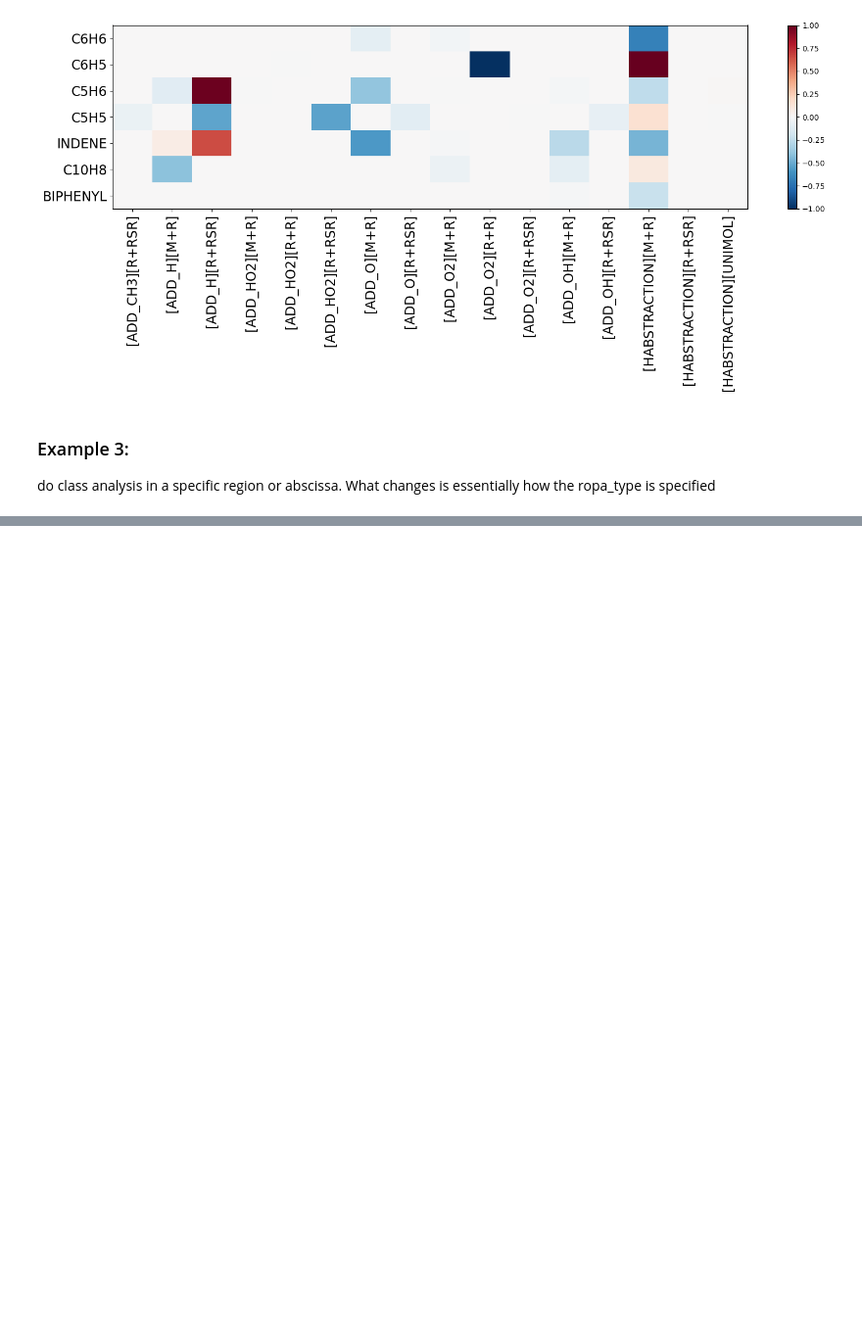
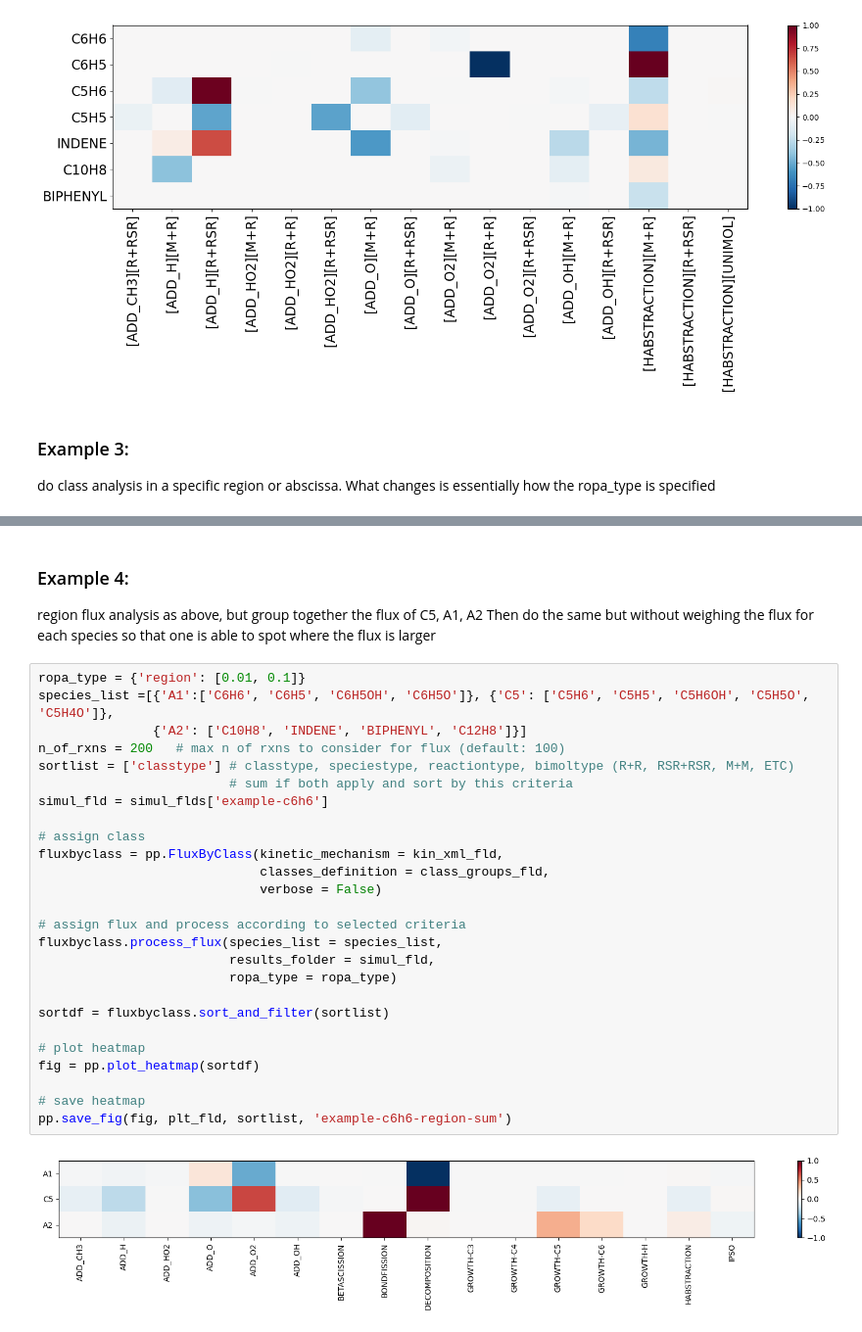
Before and after one commit to tdinelli/pySMOKEPostProcessor, a Jupyter notebook: examples/Reaction_Classes.ipynb, the cells around one changed output, grey strips where cells are left out. Shown at 98% size. Cells and saved outputs as stored; diff of their text form; blank space fills up the shorter version.

```diff
--- a/examples/Reaction_Classes.ipynb
+++ b/examples/Reaction_Classes.ipynb
@@ -150,3 +174,35 @@ fig = pp.plot_heatmap(sortdf)
 pp.save_fig(fig, plt_fld, sortlist, 'example-c6h6-region')
 # %% [output]
 [figure]
+# %% [markdown]
+### Example 4:
+region flux analysis as above, but group together the flux of C5, A1, A2
+Then do the same but without weighing the flux for each species so that one is able to spot where the flux is larger
+# %%
+ropa_type = {'region': [0.01, 0.1]}
+species_list =[{'A1':['C6H6', 'C6H5', 'C6H5OH', 'C6H5O']}, {'C5': ['C5H6', 'C5H5', 'C5H6OH', 'C5H5O', 'C5H4O']},
+               {'A2': ['C10H8', 'INDENE', 'BIPHENYL', 'C12H8']}]
+n_of_rxns = 200   # max n of rxns to consider for flux (default: 100)
+sortlist = ['classtype'] # classtype, speciestype, reactiontype, bimoltype (R+R, RSR+RSR, M+M, ETC)
+                         # sum if both apply and sort by this criteria
+simul_fld = simul_flds['example-c6h6']
+
+# assign class
+fluxbyclass = pp.FluxByClass(kinetic_mechanism = kin_xml_fld,
+                             classes_definition = class_groups_fld,
+                             verbose = False)
+
+# assign flux and process according to selected criteria
+fluxbyclass.process_flux(species_list = species_list,
+                         results_folder = simul_fld,
+                         ropa_type = ropa_type)
+
+sortdf = fluxbyclass.sort_and_filter(sortlist)
+
+# plot heatmap
+fig = pp.plot_heatmap(sortdf)
+
+# save heatmap
+pp.save_fig(fig, plt_fld, sortlist, 'example-c6h6-region-sum')
+# %% [output]
+[figure, added]
```
Also changed, not shown: parts of 10 cells of this notebook, 5 other files.
